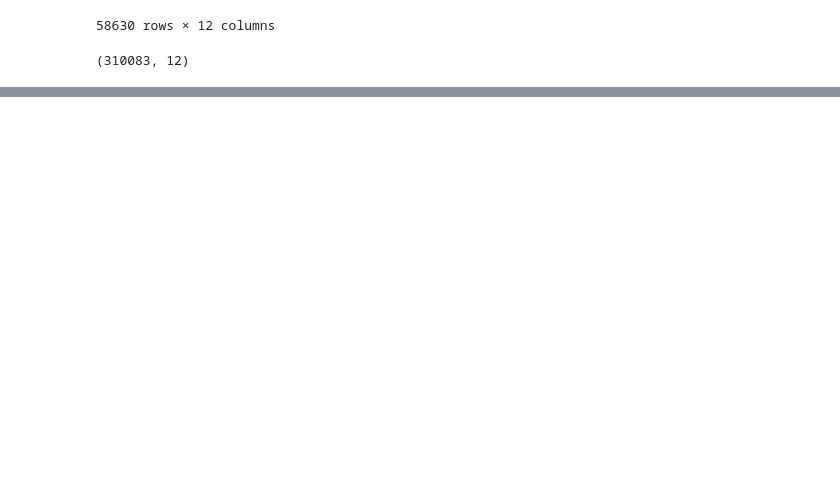
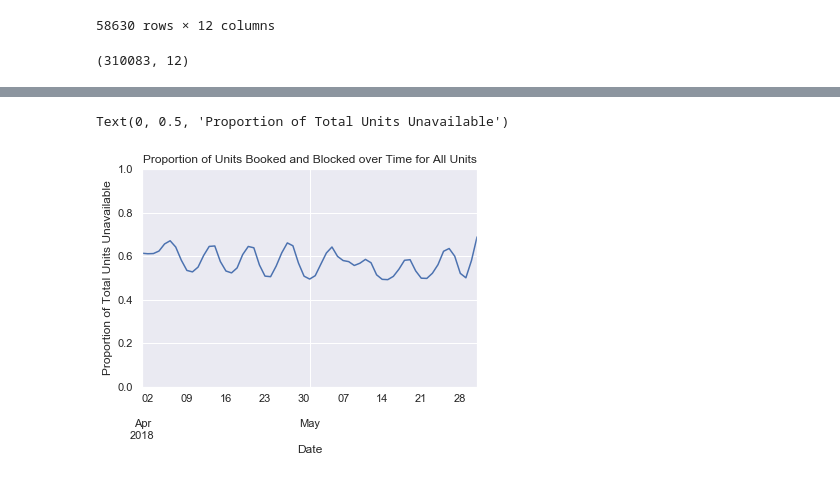
Before and after one commit to jeremyrchow/Residential_Data_Analysis, a Jupyter notebook: Analysis Notebook.ipynb, the cells around one changed output, grey strips where cells are left out. Saved outputs shown, nothing was run; the diff lists cells and outputs as text; code cells hidden in the pictures; blank space fills up the shorter version.

```diff
--- a/Analysis Notebook.ipynb
+++ b/Analysis Notebook.ipynb
@@ -177,7 +173,8 @@ def remove_consec_dups(input_list):
 # %%
 def was_occupied(row):
     '''Rudimentary hypothesis for whether or not a unit was actually occupied. If the availability changed
-    status during the scraping period, then we mark the period as being occupied '''
+    status from available to unavailable during the scraping period, then we mark the period as being occupied.
+    If the status ended on available, we mark the unit as unoccupied.'''
     if row['available']:
         return False
     if row['available_sum'] >= 1:
@@ -388,0 +458,9 @@ ax.grid(True)
+# %%
+book_over_time = data_rev.groupby('date').available.count().reset_index().merge(
+    data_rev.groupby('date').available.sum().reset_index(),
+    how = 'left',
+    on = 'date'
+)
+
+book_over_time.columns = ['date','total_units','units_available']
+book_over_time.head()
@@ -388,0 +474,16 @@ ax.grid(True)
+# %%
+book_over_time['units_unavailable'] = book_over_time.total_units-book_over_time.units_available
+# %%
+book_over_time['percent_unavail'] = book_over_time.units_unavailable/book_over_time.total_units
+# %%
+fig,ax = plt.subplots()
+book_over_time.set_index('date')['percent_unavail'].plot()
+ax.grid(True)
+
+ax.set_title('Proportion of Units Booked and Blocked over Time for All Units')
+ax.set_ylim([0,1])
+ax.set_xlabel('Date')
+ax.set_ylabel('Proportion of Total Units Unavailable')
+# %% [output]
+Text(0, 0.5, 'Proportion of Total Units Unavailable')
+[figure, added]
```
Also changed, not shown: parts of 21 cells of this notebook.
